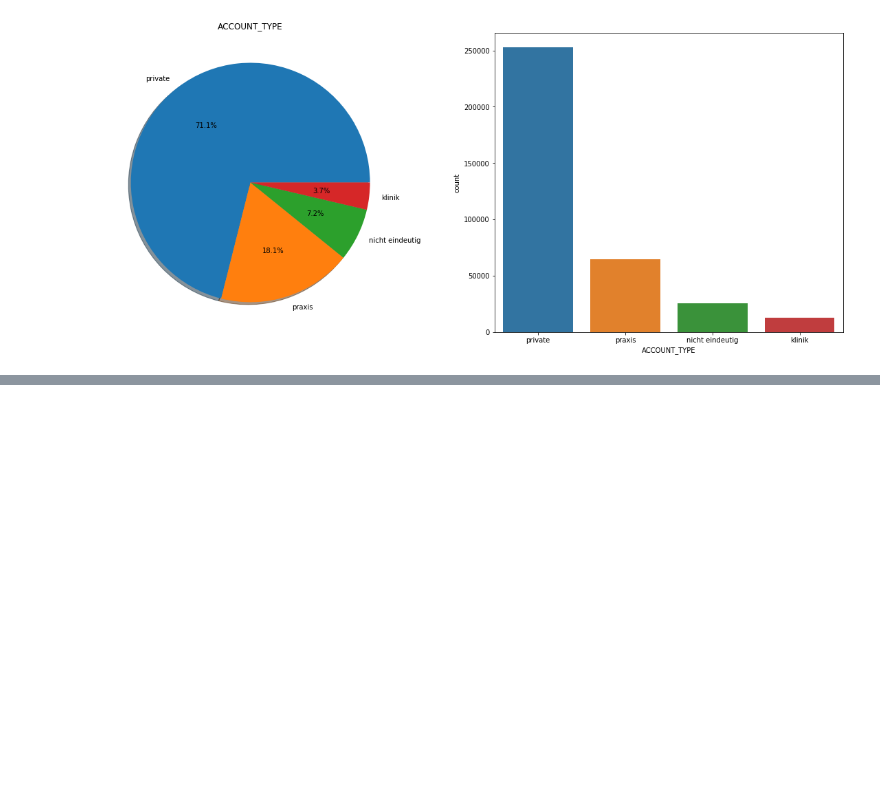
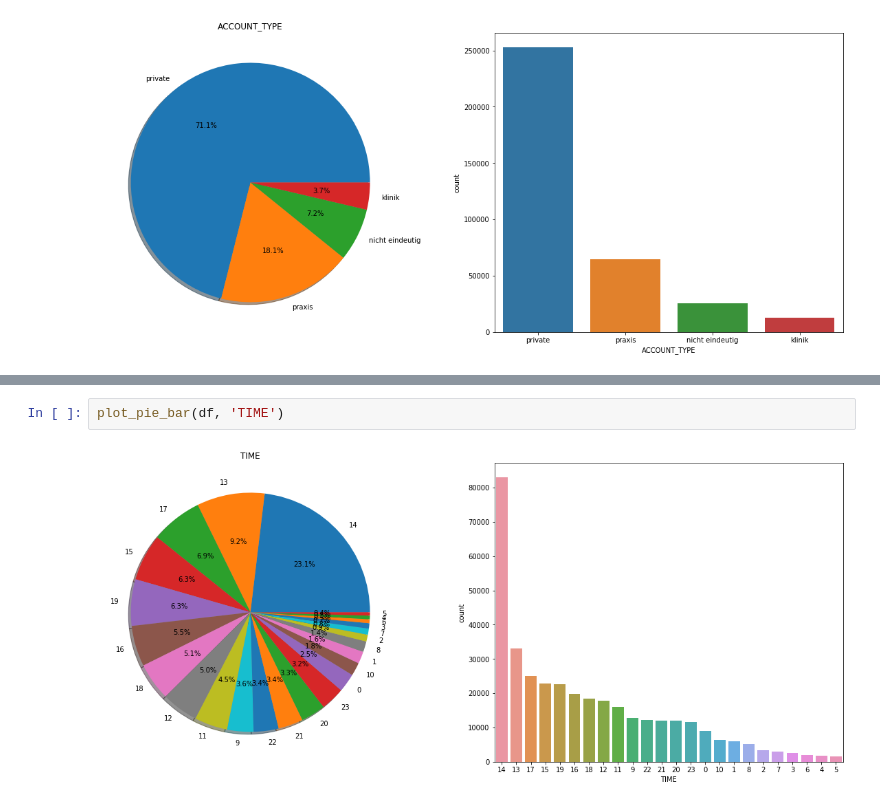
Before and after one commit to ck-unifr/analysis_email_performance, a Jupyter notebook: analysis_email_performance.ipynb, the cells around one changed output, grey strips where cells are left out. Saved outputs shown, nothing was run; the diff lists cells and outputs as text; blank space fills up the shorter version.

```diff
--- a/analysis_email_performance.ipynb
+++ b/analysis_email_performance.ipynb
@@ -175,0 +205,4 @@ plot_pie_bar(df, 'ACCOUNT_TYPE')
+# %%
+plot_pie_bar(df, 'TIME')
+# %% [output]
+[figure, added]
```
Also changed, not shown: parts of 21 cells of this notebook.
